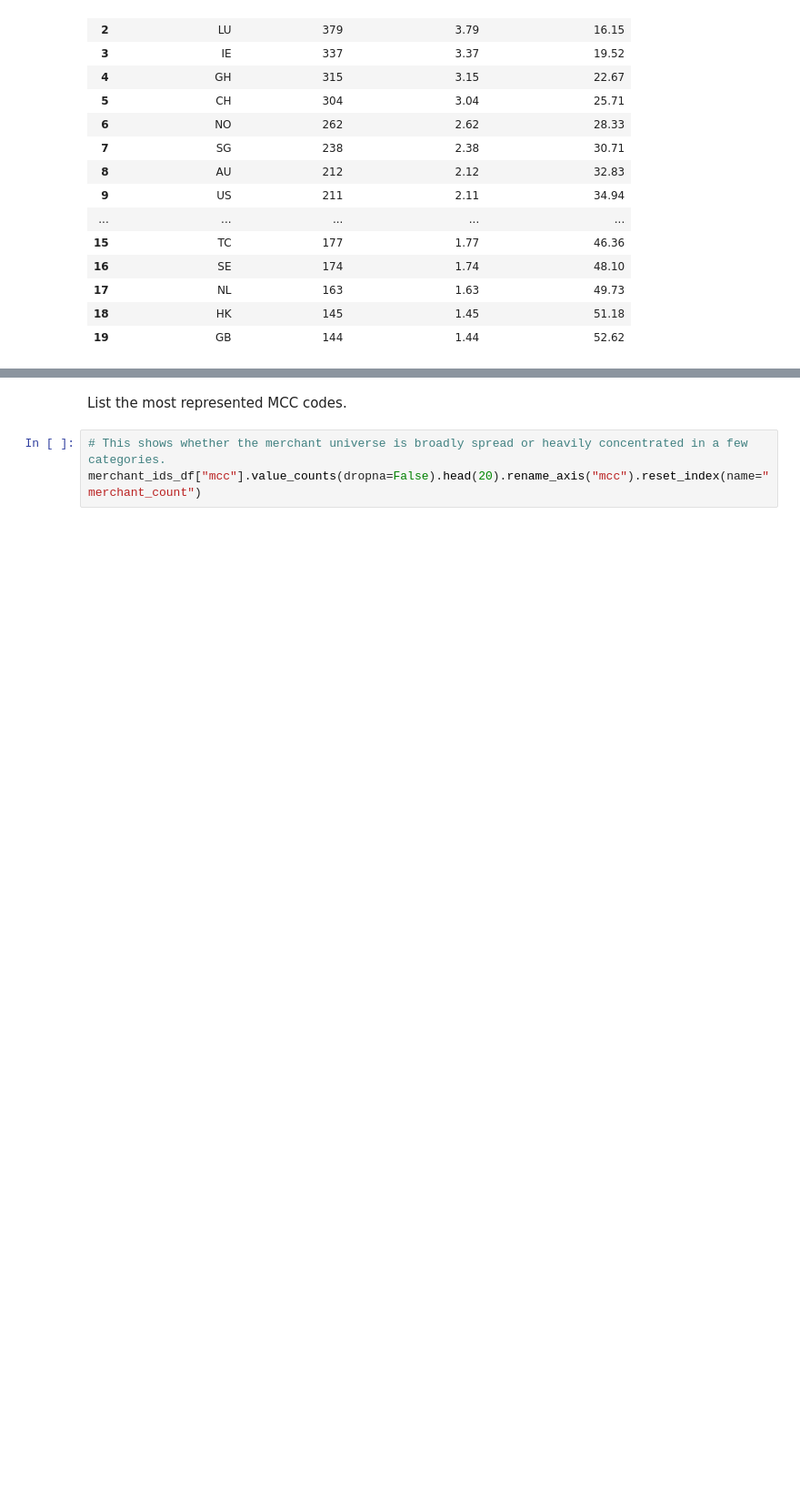
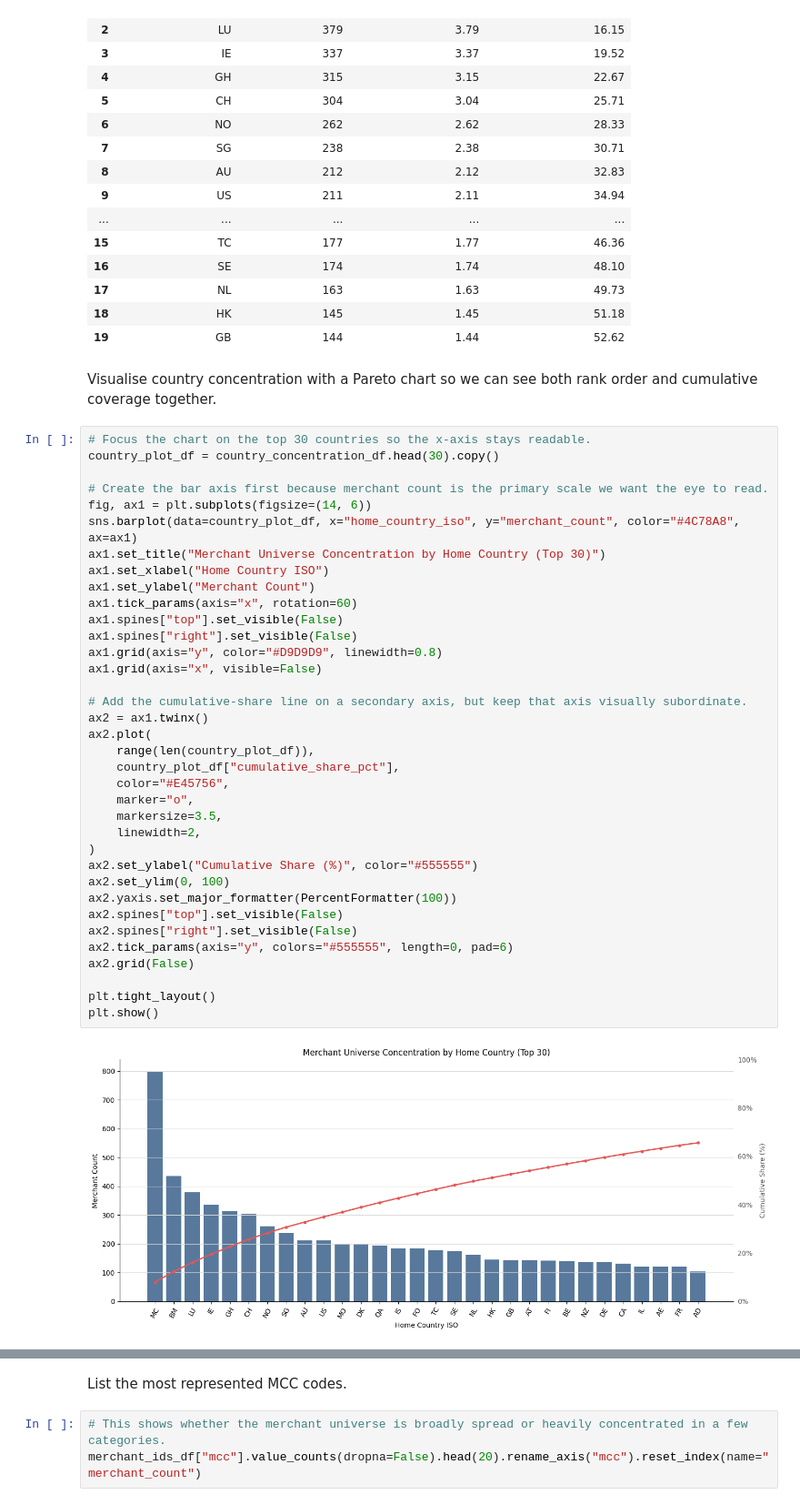
Before and after one commit to EsosaOrumwese/fraud-detection-system, a Jupyter notebook: analysis/dev_full_offline_investigation/00_investigation/notebooks/00_understanding_governed_data_world_p1.ipynb, the cells around one changed output, grey strips where cells are left out. Shown at 91% size. Cells and saved outputs as stored; diff of their text form; blank space fills up the shorter version.

Commit message:
added plots investigating transaction merchant ids

```diff
--- a/analysis/dev_full_offline_investigation/00_investigation/notebooks/00_understanding_governed_data_world_p1.ipynb
+++ b/analysis/dev_full_offline_investigation/00_investigation/notebooks/00_understanding_governed_data_world_p1.ipynb
@@ -304,3 +305,43 @@ country_concentration_df.head(20)
 | 17 | NL | 163 | 1.63 | 49.73 |
 | 18 | HK | 145 | 1.45 | 51.18 |
 | 19 | GB | 144 | 1.44 | 52.62 |
+# %% [markdown]
+Visualise country concentration with a Pareto chart so we can see both rank order and cumulative coverage together.
+# %%
+# Focus the chart on the top 30 countries so the x-axis stays readable.
+country_plot_df = country_concentration_df.head(30).copy()
+
+# Create the bar axis first because merchant count is the primary scale we want the eye to read.
+fig, ax1 = plt.subplots(figsize=(14, 6))
+sns.barplot(data=country_plot_df, x="home_country_iso", y="merchant_count", color="#4C78A8", ax=ax1)
+ax1.set_title("Merchant Universe Concentration by Home Country (Top 30)")
+ax1.set_xlabel("Home Country ISO")
+ax1.set_ylabel("Merchant Count")
+ax1.tick_params(axis="x", rotation=60)
+ax1.spines["top"].set_visible(False)
+ax1.spines["right"].set_visible(False)
+ax1.grid(axis="y", color="#D9D9D9", linewidth=0.8)
+ax1.grid(axis="x", visible=False)
+
+# Add the cumulative-share line on a secondary axis, but keep that axis visually subordinate.
+ax2 = ax1.twinx()
+ax2.plot(
+    range(len(country_plot_df)),
+    country_plot_df["cumulative_share_pct"],
+    color="#E45756",
+    marker="o",
+    markersize=3.5,
+    linewidth=2,
+)
+ax2.set_ylabel("Cumulative Share (%)", color="#555555")
+ax2.set_ylim(0, 100)
+ax2.yaxis.set_major_formatter(PercentFormatter(100))
+ax2.spines["top"].set_visible(False)
+ax2.spines["right"].set_visible(False)
+ax2.tick_params(axis="y", colors="#555555", length=0, pad=6)
+ax2.grid(False)
+
+plt.tight_layout()
+plt.show()
+# %% [output]
+[figure, added]
```
Also changed, not shown: parts of 9 cells of this notebook.
